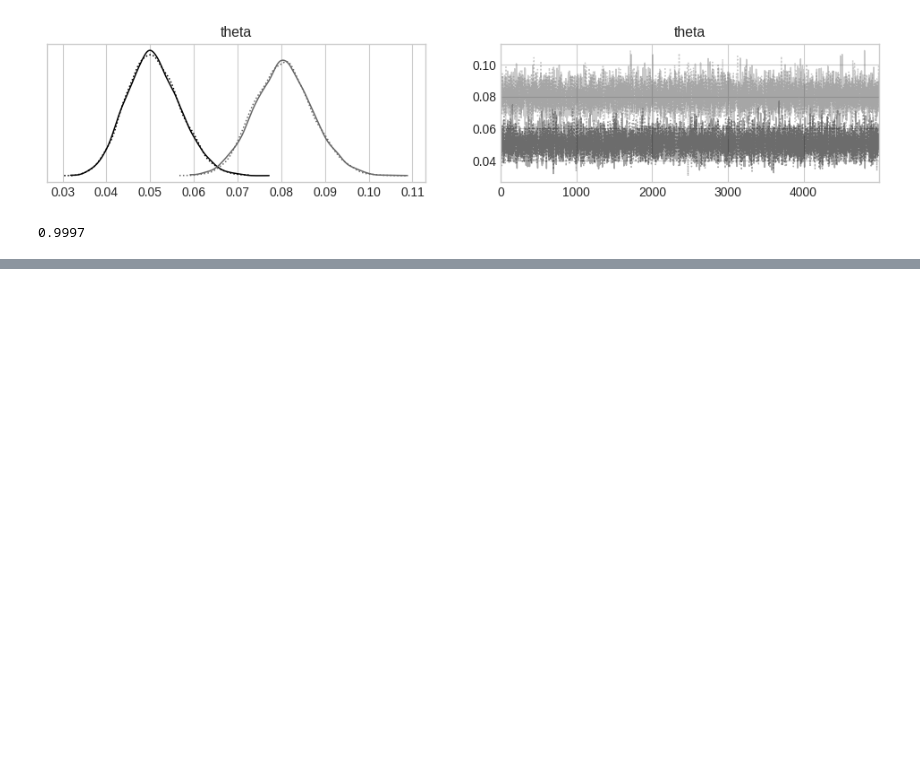
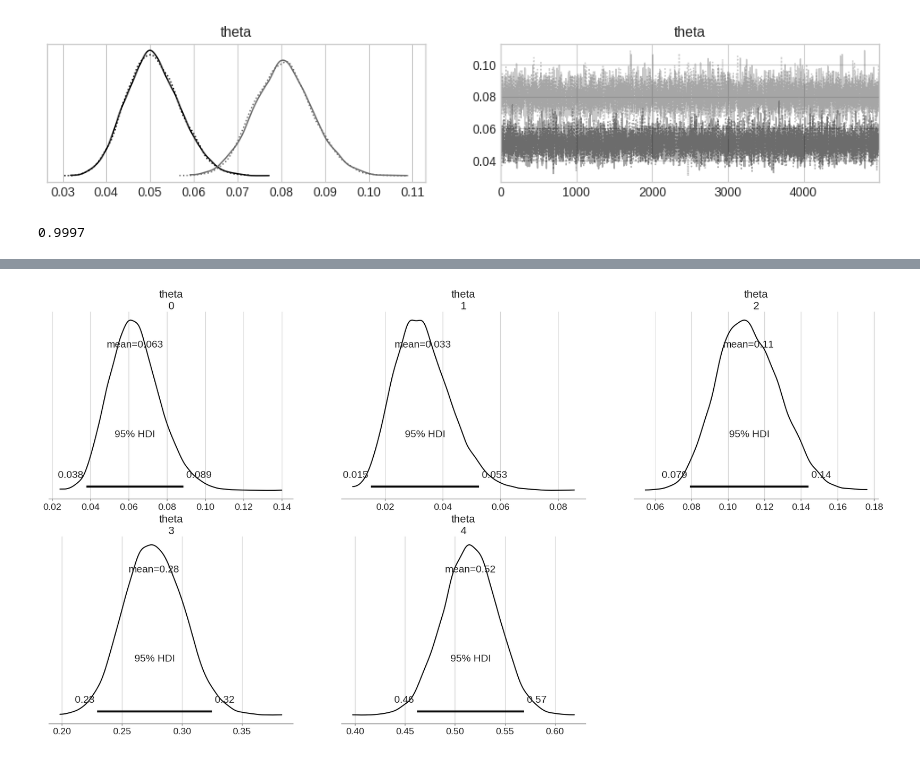
Before and after one commit to yuji-sgs/web-optimization, a Jupyter notebook: chapter2.ipynb, the cells around one changed output, grey strips where cells are left out. Cells and saved outputs as stored; diff of their text form; code cells hidden in the pictures; blank space fills up the shorter version.

```diff
--- a/chapter2.ipynb
+++ b/chapter2.ipynb
@@ -117,0 +140,6 @@ print((theta_B - theta_A > 0).mean())
+# %%
+# 商品Aについて各レビュースコアが生み出される確率  𝜽  の事後分布の可視化
+with model_a:
+  pm.plot_posterior(trace_a, hdi_prob=0.95)
+# %% [output]
+[figure, added]
```
Also changed, not shown: parts of 8 cells of this notebook.
